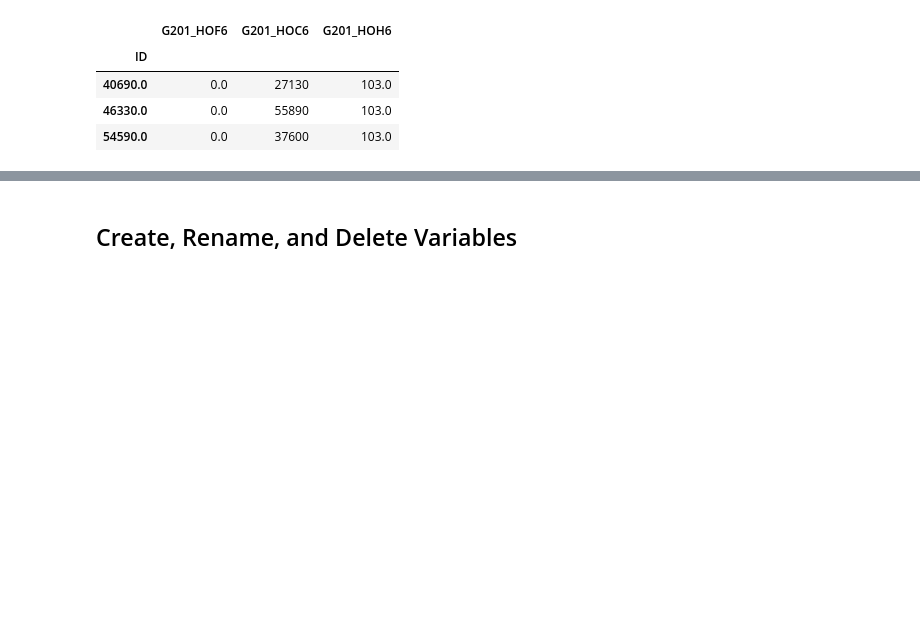
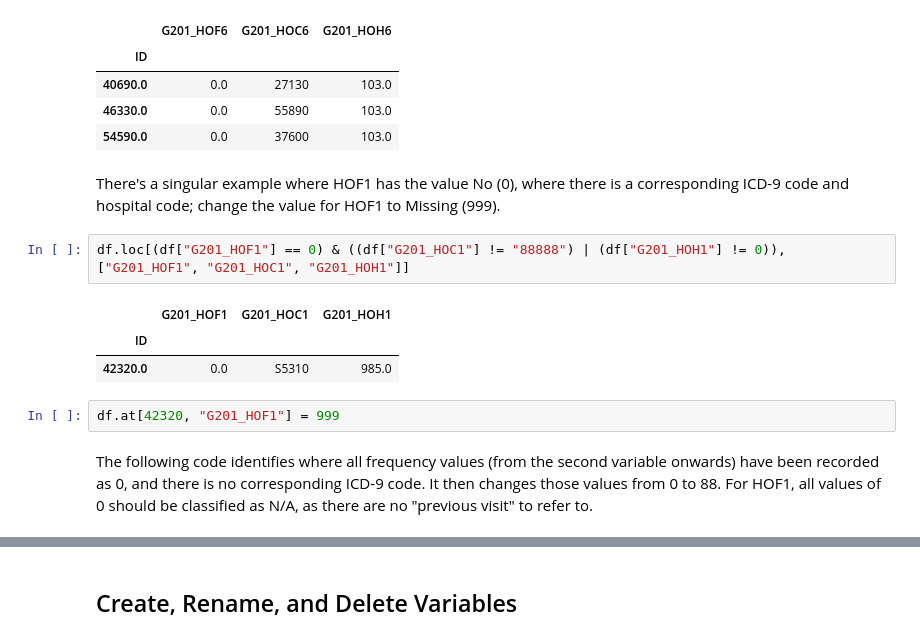
Before and after one commit to matt-humphrey/Injuries-and-Incidents, a Jupyter notebook: notebooks/g201.ipynb, the cells around one changed output, grey strips where cells are left out. Cells and saved outputs as stored; diff of their text form; blank space fills up the shorter version.

```diff
--- a/notebooks/g201.ipynb
+++ b/notebooks/g201.ipynb
@@ -259,3 +252,16 @@ df.loc[[40690, 46330, 54590], ["G201_HOF6", "G201_HOC6", "G201_HOH6"]]
 | 40690.0 | 0.0 | 27130 | 103.0 |
 | 46330.0 | 0.0 | 55890 | 103.0 |
 | 54590.0 | 0.0 | 37600 | 103.0 |
+# %% [markdown]
+There's a singular example where HOF1 has the value No (0), where there is a corresponding ICD-9 code and hospital code; change the value for HOF1 to Missing (999).
+# %%
+df.loc[(df["G201_HOF1"] == 0) & ((df["G201_HOC1"] != "88888") | (df["G201_HOH1"] != 0)), ["G201_HOF1", "G201_HOC1", "G201_HOH1"]]
+# %% [output]
+|  | G201_HOF1 | G201_HOC1 | G201_HOH1 |
+| ID |  |  |  |
+| 42320.0 | 0.0 | S5310 | 985.0 |
+# %%
+df.at[42320, "G201_HOF1"] = 999
+# %% [markdown]
+The following code identifies where all frequency values (from the second variable onwards) have been recorded as 0, and there is no corresponding ICD-9 code.
+It then changes those values from 0 to 88. For HOF1, all values of 0 should be classified as N/A, as there are no "previous visit" to refer to.
```
Also changed, not shown: parts of 52 cells of this notebook.
